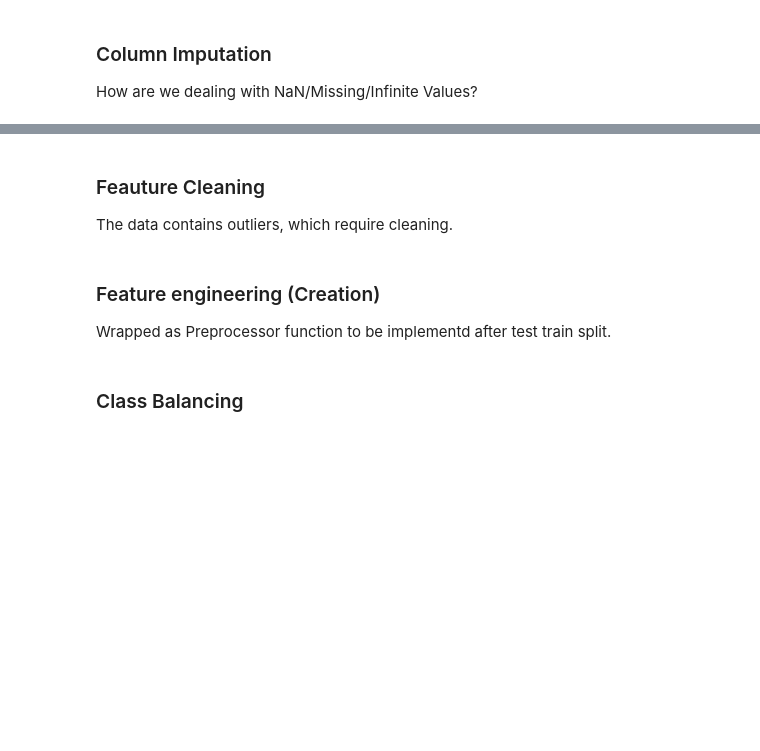
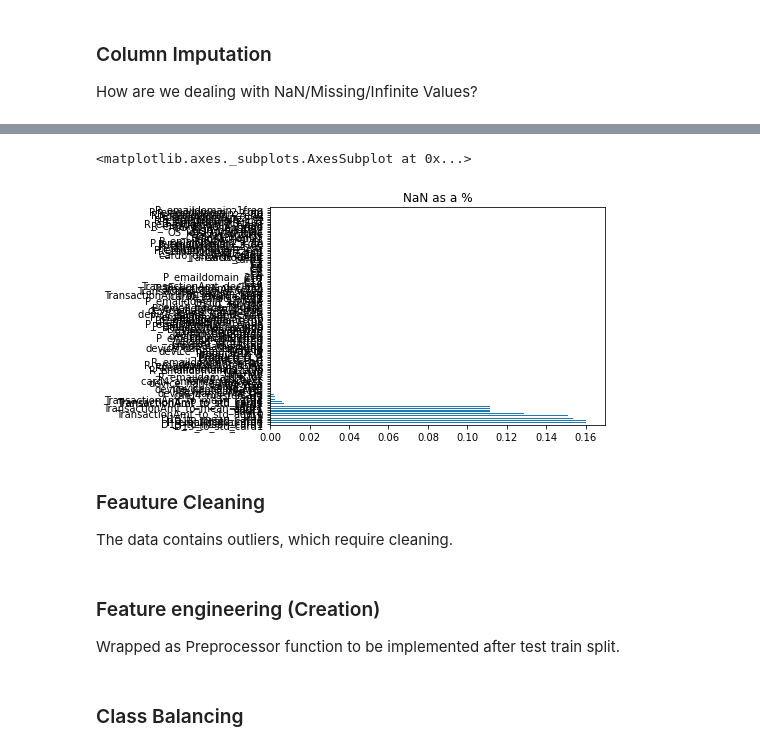
Before and after one commit to nishithewel/ID5059GroupProject, a Jupyter notebook: main.ipynb, the cells around one changed output, grey strips where cells are left out. Cells and saved outputs as stored; diff of their text form; code cells hidden in the pictures; blank space fills up the shorter version.

```diff
--- a/main.ipynb
+++ b/main.ipynb
@@ -145,0 +241,3 @@ What features are we dropping and why?
+# %%
+large_cats = list(set(train.columns) - set(train._get_numeric_data()))
+large_cats
@@ -145,0 +256,3 @@ What features are we dropping and why?
+# %%
+for col in large_cats:
+  print(col,train[col].unique()[:5])
@@ -146,3 +275,18 @@ What features are we dropping and why?
+# %%
+def frequency_encoder(x,groupby):
+  if x == None:
+    return groupby[np.nan]
+  else:
+    return groupby[x]
+
+
+  # large_cats
+for col in large_cats:
+  freq_enc = (train.groupby(col,dropna=False  # to prevent loss of information
+                            ).size()) / len(train)
+  train[col+'freq'] = train[col].apply(lambda x : frequency_encoder(x,freq_enc))
+  # train.drop(col,axis= 1 , inplace = True)
+train.drop(large_cats,axis = 1,inplace = True)
 # %% [markdown]
 ### Column Imputation
 How are we dealing with NaN/Missing/Infinite Values?
@@ -149,9 +317,17 @@ How are we dealing with NaN/Missing/Infinite Values?
+# %%
+train_na = train.dropna(thresh= 0.8 * len(train),axis = 1)
+# %%
+nulls = train_na.isnull().sum()/len(train_na) #as a percentage
+nulls.sort_values(ascending=False).plot.barh(title='NaN as a %')
+# %% [output]
+<matplotlib.axes._subplots.AxesSubplot at 0x...>
+[figure, added]
 # %% [markdown]
 ### Feauture Cleaning
 The data contains outliers, which require cleaning.
 # %% [markdown]
 ### Feature engineering (Creation)
-Wrapped as Preprocessor function to be implementd after test train split.
+Wrapped as Preprocessor function to be implemented after test train split.
 # %% [markdown]
 ### Class Balancing
 # %%
```
Also changed, not shown: parts of 34 cells of this notebook.
